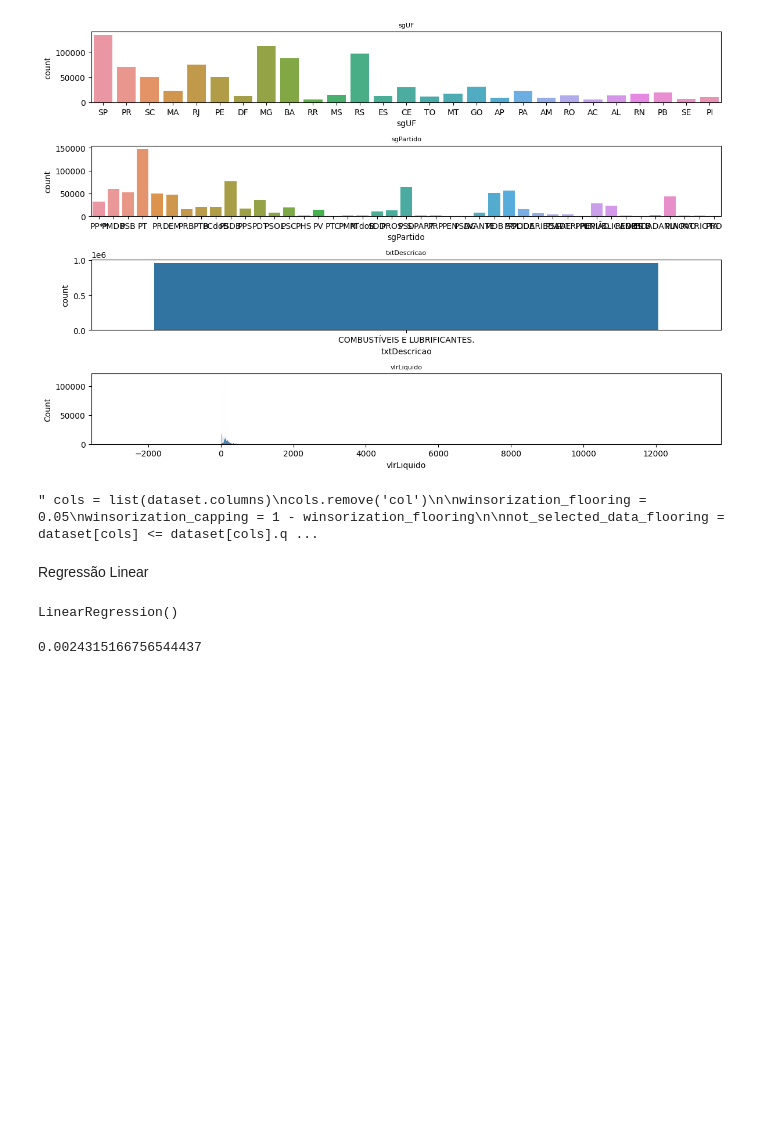
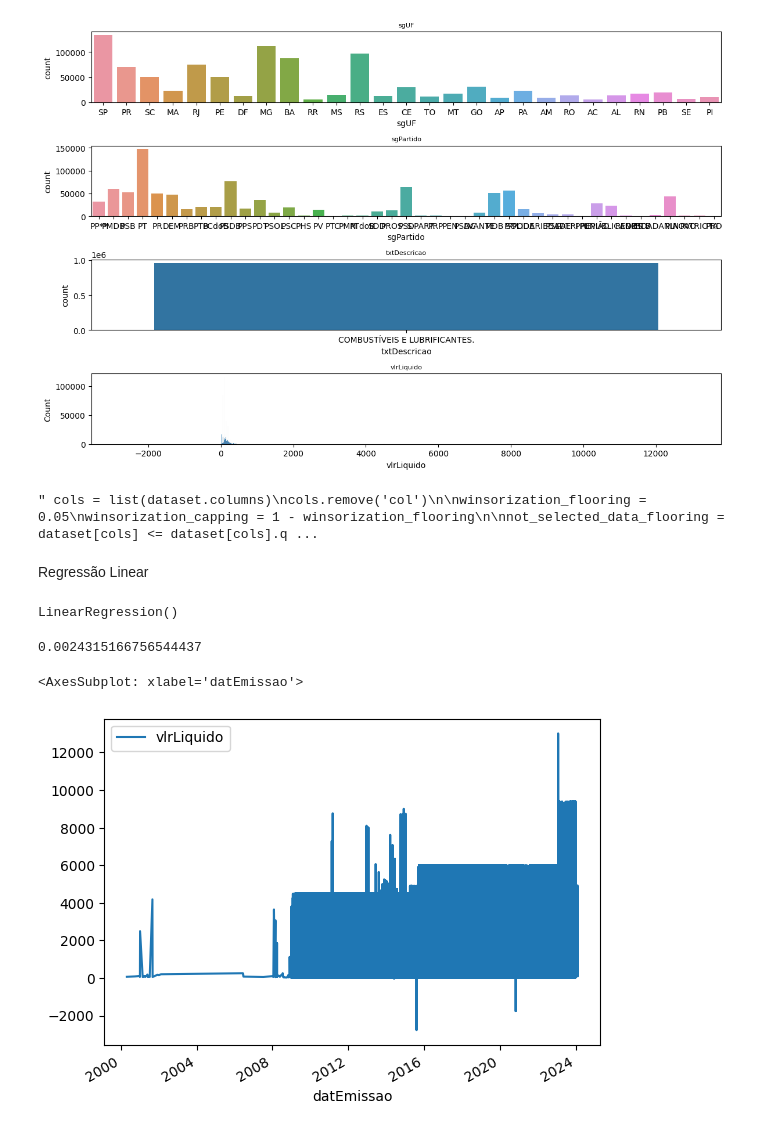
Before and after one commit to LeonardoHBritoo/projetoVI_ifooftech, a Jupyter notebook: projeto_vi.ipynb, the cells around one changed output. Saved outputs shown, nothing was run; the diff lists cells and outputs as text; code cells hidden in the pictures; blank space fills up the shorter version.

```diff
--- a/projeto_vi.ipynb
+++ b/projeto_vi.ipynb
@@ -642,3 +642,8 @@ predicted_values = model.predict(X_test)
 model.score(X_test,y_test)
 # %% [output]
 0.0024315166756544437
+# %%
+dataset.plot(y='vlrLiquido',x='datEmissao')
+# %% [output]
+<AxesSubplot: xlabel='datEmissao'>
+[figure, added]
```
Also changed, not shown: parts of 2 cells of this notebook.
